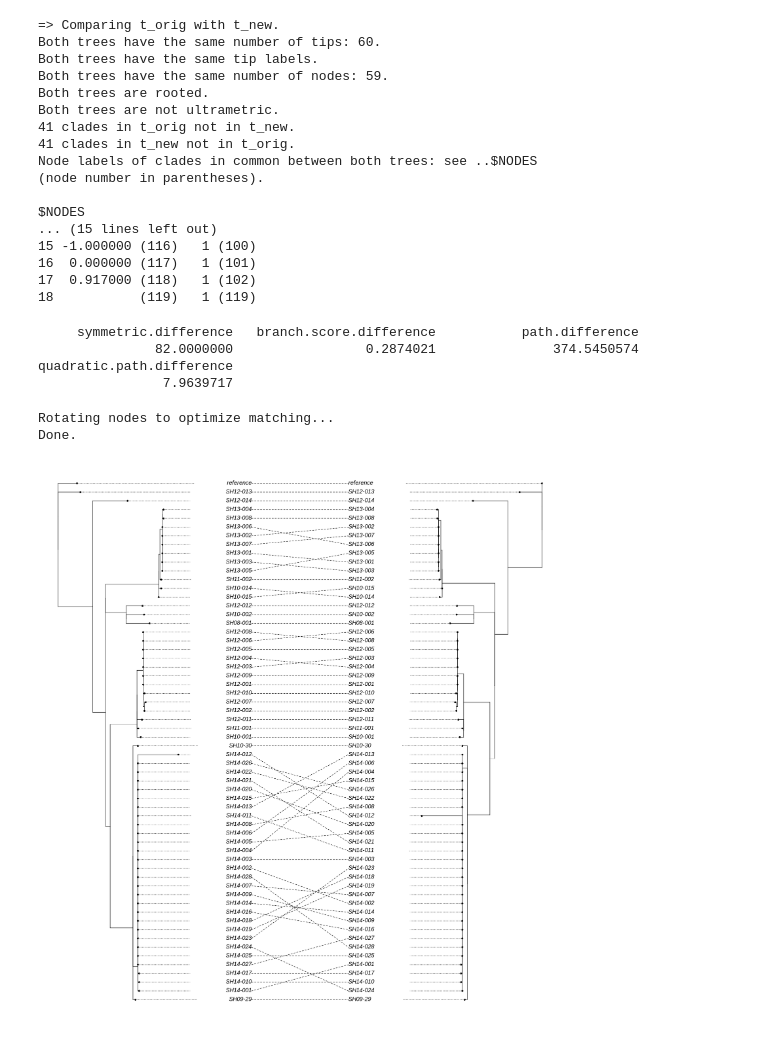
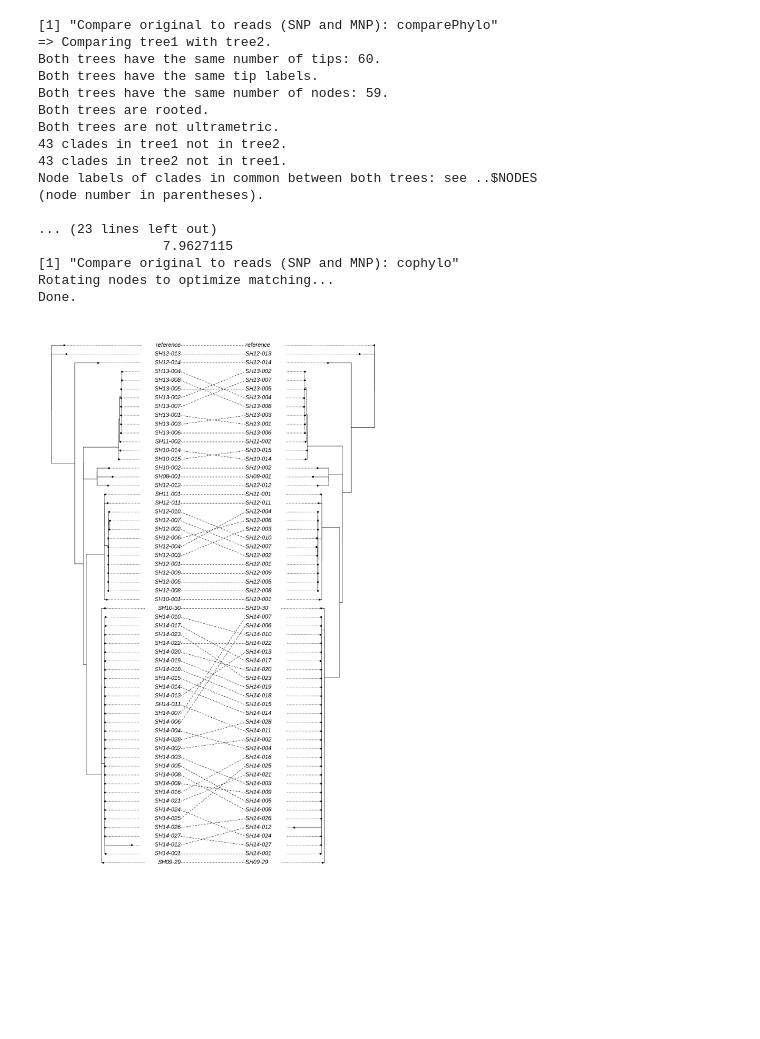
Before and after one commit to apetkau/genomics-data-index-evaluation-manuscript, a Jupyter notebook: evaluations/simulation/5-compare-trees.ipynb, the cells around one changed output. Drawn from its saved outputs; the diff is of its cells as text; code cells hidden in the pictures; blank space fills up the shorter version.

```diff
--- a/evaluations/simulation/5-compare-trees.ipynb
+++ b/evaluations/simulation/5-compare-trees.ipynb
@@ -53,38 +59,22 @@ Done.
-# %%
-t_new_assemblies <- read.tree(file="index-assemblies/assemblies-tree.tre")
-t_new_assemblies <- root(t_new, "reference", resolve.root=TRUE)
-
-comparePhylo(t_orig, t_new, plot=FALSE)
-# %% [output]
-=> Comparing t_orig with t_new.
-Both trees have the same number of tips: 60.
-Both trees have the same tip labels.
-Both trees have the same number of nodes: 59.
-Both trees are rooted.
-Both trees are not ultrametric.
-41 clades in t_orig not in t_new.
-41 clades in t_new not in t_orig.
-Node labels of clades in common between both trees: see ..$NODES
-(node number in parentheses).
-
-$NODES
-... (15 lines left out)
-15 -1.000000 (116)   1 (100)
-16  0.000000 (117)   1 (101)
-17  0.917000 (118)   1 (102)
-18           (119)   1 (119)
-# %%
-treedist(t_orig, t_new_assemblies, check.labels = TRUE)
-# %% [output]
-     symmetric.difference   branch.score.difference           path.difference
-               82.0000000                 0.2874021               374.5450574
-quadratic.path.difference
-                7.9639717
-# %%
-options(repr.plot.width=15, repr.plot.height=16)
-
-plot(cophylo(t_orig, t_new_assemblies, rotate=TRUE))
-# %% [output]
-Rotating nodes to optimize matching...
-Done.
-[figure, removed]
+# %%
+t_snp_mnp_reads <- read_and_root_tree(file="index-reads/reads.snp-mnp-tree.tre")
+compare_trees(t_orig, t_snp_mnp_reads, "Compare original to reads (SNP and MNP)")
+# %% [output]
+[1] "Compare original to reads (SNP and MNP): comparePhylo"
+=> Comparing tree1 with tree2.
+Both trees have the same number of tips: 60.
+Both trees have the same tip labels.
+Both trees have the same number of nodes: 59.
+Both trees are rooted.
+Both trees are not ultrametric.
+43 clades in tree1 not in tree2.
+43 clades in tree2 not in tree1.
+Node labels of clades in common between both trees: see ..$NODES
+(node number in parentheses).
+
+... (23 lines left out)
+                7.9627115
+[1] "Compare original to reads (SNP and MNP): cophylo"
+Rotating nodes to optimize matching...
+Done.
+[figure, added]
```
Also changed, not shown: parts of 14 cells of this notebook, 2 other files.
